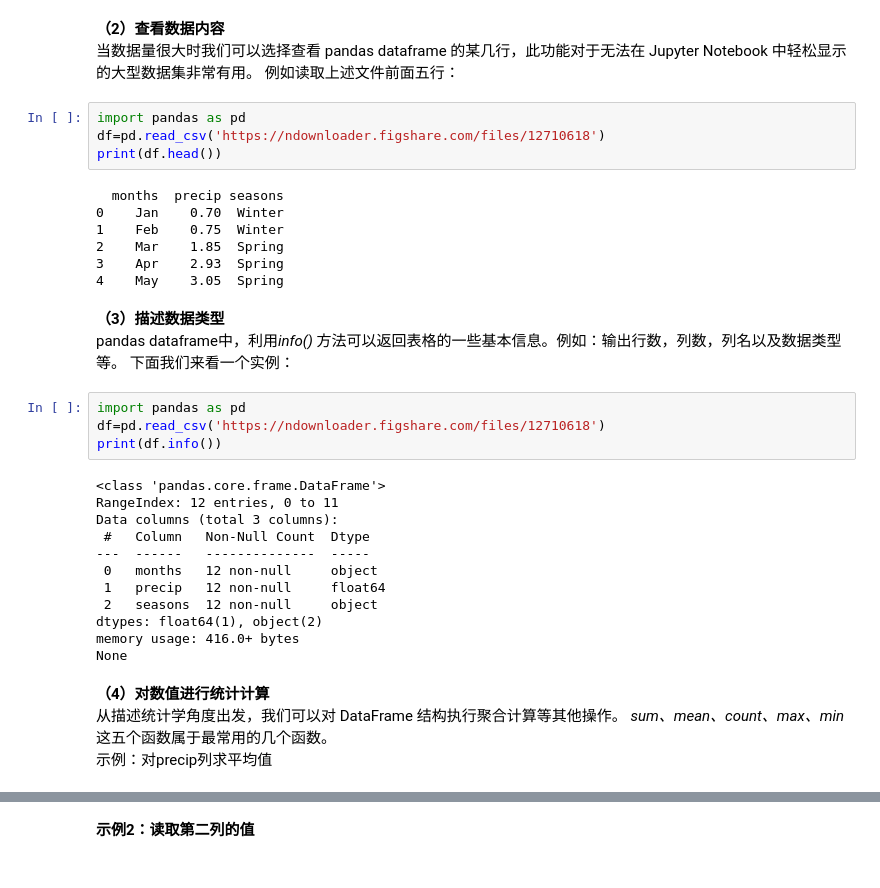
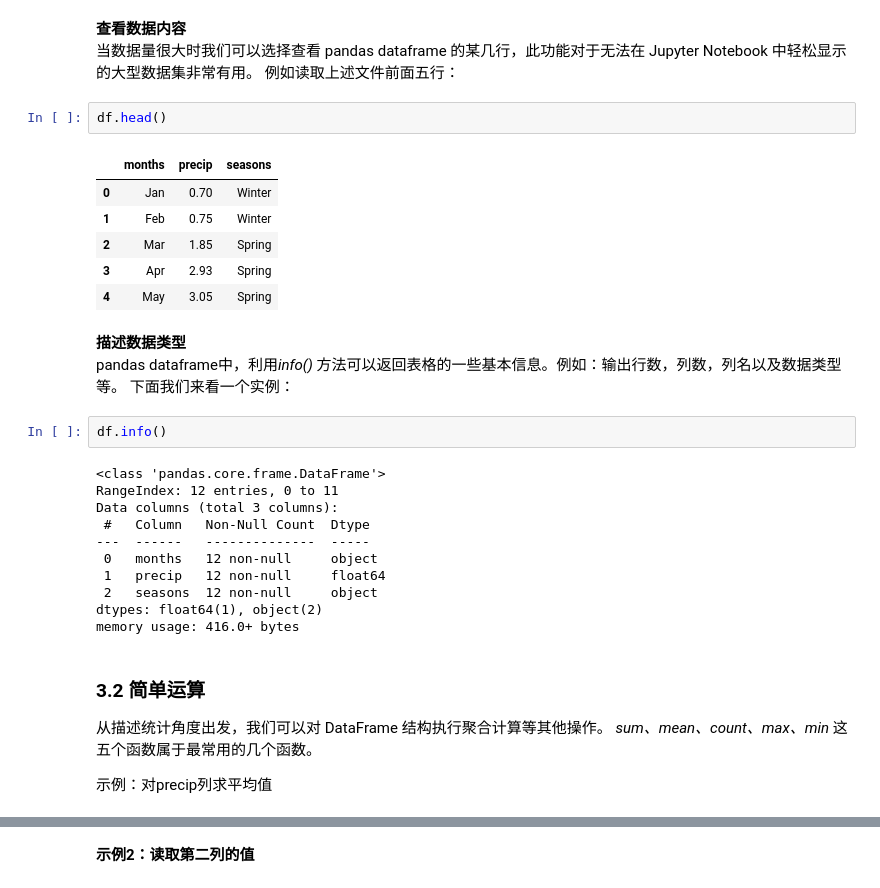
Before and after one commit to iHeadWater/iheadwater_hackweek_tutorials, a Jupyter notebook: iheadwater_hackweek_tutorials/chp5_python_data_science/chp5.2_pandas.ipynb, the cells around one changed output, grey strips where cells are left out. Drawn from its saved outputs; the diff is of its cells as text.

```diff
--- a/iheadwater_hackweek_tutorials/chp5_python_data_science/chp5.2_pandas.ipynb
+++ b/iheadwater_hackweek_tutorials/chp5_python_data_science/chp5.2_pandas.ipynb
@@ -50,26 +68,22 @@ print (df)
 # %% [markdown]
-**（2）查看数据内容**
+**查看数据内容**
 当数据量很大时我们可以选择查看 pandas dataframe 的某几行，此功能对于无法在 Jupyter  Notebook 中轻松显示的大型数据集非常有用。
 例如读取上述文件前面五行：
 # %%
-import pandas as pd
-df=pd.read_csv('https://ndownloader.figshare.com/files/12710618')
-print(df.head())
+df.head()
 # %% [output]
-  months  precip seasons
-0    Jan    0.70  Winter
-1    Feb    0.75  Winter
-2    Mar    1.85  Spring
-3    Apr    2.93  Spring
-4    May    3.05  Spring
+|  | months | precip | seasons |
+| 0 | Jan | 0.70 | Winter |
+| 1 | Feb | 0.75 | Winter |
+| 2 | Mar | 1.85 | Spring |
+| 3 | Apr | 2.93 | Spring |
+| 4 | May | 3.05 | Spring |
 # %% [markdown]
-**（3）描述数据类型**
+**描述数据类型**
 pandas dataframe中，利用*info()* 方法可以返回表格的一些基本信息。例如：输出行数，列数，列名以及数据类型等。
 下面我们来看一个实例：
 # %%
-import pandas as pd
-df=pd.read_csv('https://ndownloader.figshare.com/files/12710618')
-print(df.info())
+df.info()
 # %% [output]
 <class 'pandas.core.frame.DataFrame'>
 RangeIndex: 12 entries, 0 to 11
@@ -81,10 +95,11 @@ Data columns (total 3 columns):
  2   seasons  12 non-null     object
 dtypes: float64(1), object(2)
 memory usage: 416.0+ bytes
-None
 # %% [markdown]
-**（4）对数值进行统计计算**
-从描述统计学角度出发，我们可以对 DataFrame 结构执行聚合计算等其他操作。
+### 3.2 简单运算
+
+从描述统计角度出发，我们可以对 DataFrame 结构执行聚合计算等其他操作。
 *sum、mean、count、max、min* 这五个函数属于最常用的几个函数。
+
 示例：对precip列求平均值
 # %%
```
Also changed, not shown: parts of 33 cells of this notebook, 9 other files.
